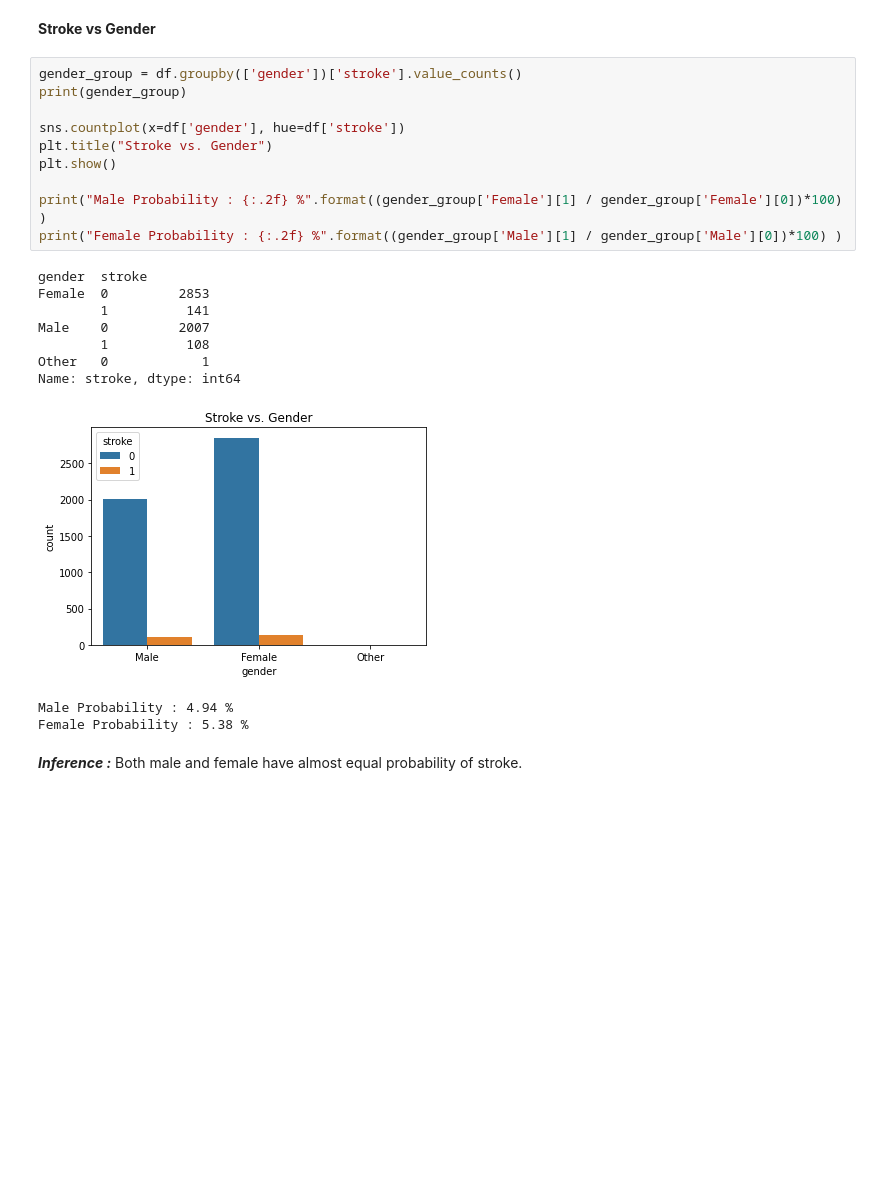
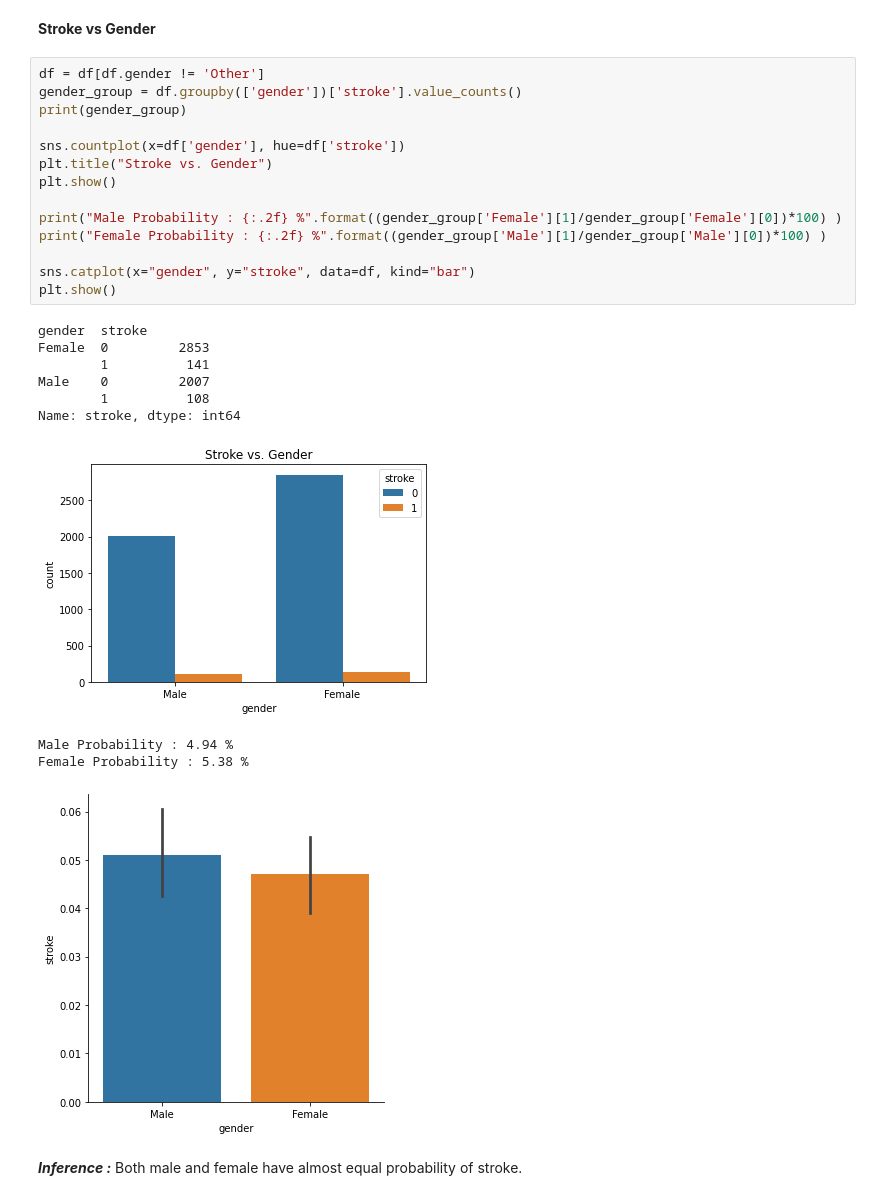
Before and after one commit to dinesh15052003/DAC-Project, a Jupyter notebook: notebooks/data_visualization.ipynb, the cells around one changed output. Drawn from its saved outputs; the diff is of its cells as text; blank space fills up the shorter version.

Commit message:
complete data visualization

```diff
--- a/notebooks/data_visualization.ipynb
+++ b/notebooks/data_visualization.ipynb
@@ -153,26 +153,30 @@ Smoking Status : ['formerly smoked' 'never smoked' 'smokes' 'Unknown']
 # %% [markdown]
 **Stroke vs Gender**
 # %%
+df = df[df.gender != 'Other']
 gender_group = df.groupby(['gender'])['stroke'].value_counts()
 print(gender_group)
 
 sns.countplot(x=df['gender'], hue=df['stroke'])
 plt.title("Stroke vs. Gender")
 plt.show()
 
-print("Male Probability : {:.2f} %".format((gender_group['Female'][1] / gender_group['Female'][0])*100) )
-print("Female Probability : {:.2f} %".format((gender_group['Male'][1] / gender_group['Male'][0])*100) )
+print("Male Probability : {:.2f} %".format((gender_group['Female'][1]/gender_group['Female'][0])*100) )
+print("Female Probability : {:.2f} %".format((gender_group['Male'][1]/gender_group['Male'][0])*100) )
+
+sns.catplot(x="gender", y="stroke", data=df, kind="bar")
+plt.show()
 # %% [output]
 gender  stroke
 Female  0         2853
         1          141
 Male    0         2007
         1          108
-Other   0            1
 Name: stroke, dtype: int64
-[figure, old version]
+[figure, new version]
 Male Probability : 4.94 %
 Female Probability : 5.38 %
+[figure, added]
 # %% [markdown]
 ***Inference :*** Both male and female have almost equal probability of stroke.
 # %% [markdown]
```
Also changed, not shown: parts of 21 cells of this notebook.
